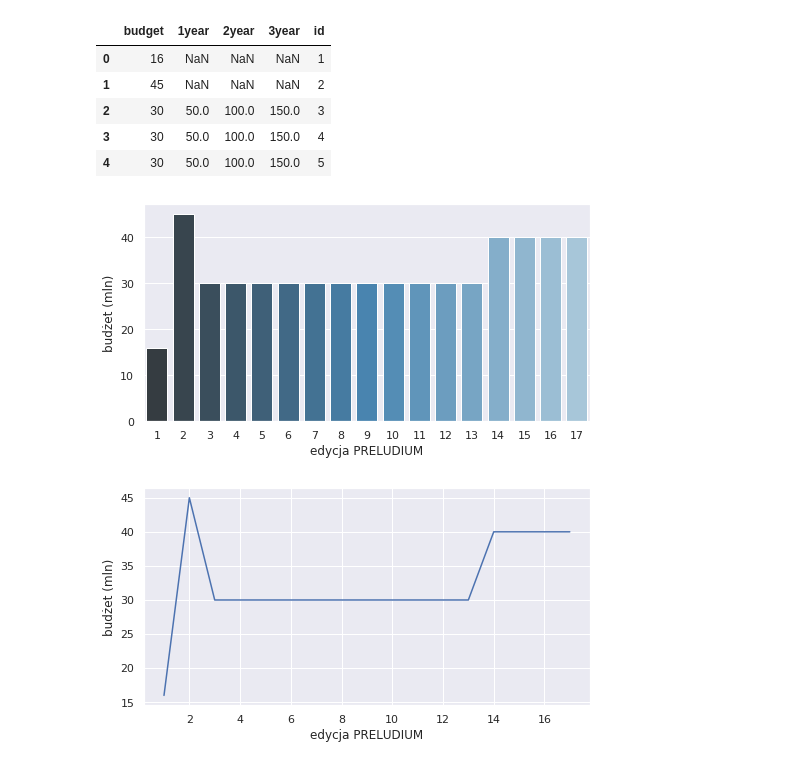
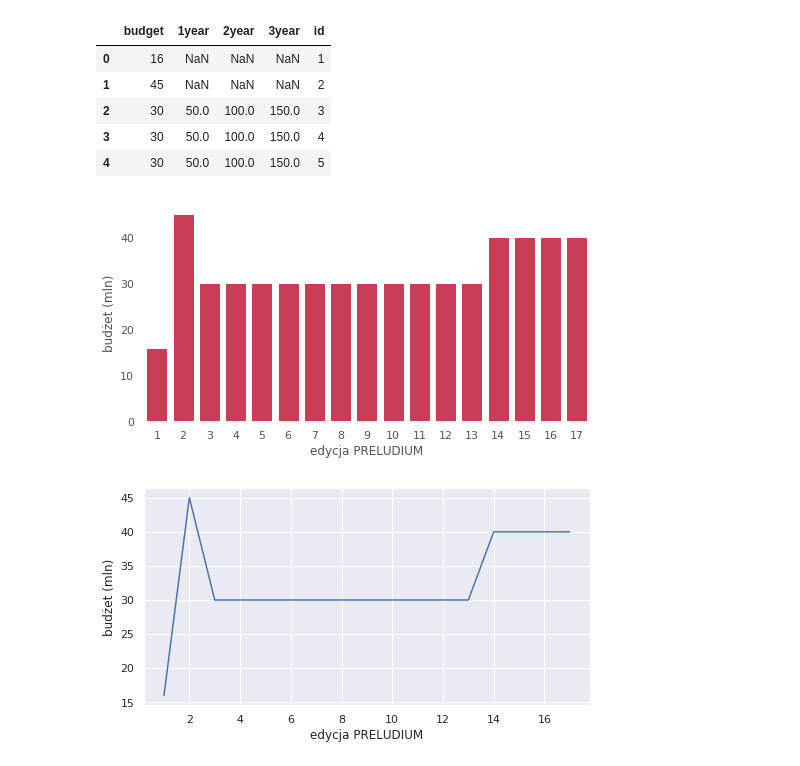
Before and after one commit to wawrzenczyka/WD1, a Jupyter notebook: budgets/chart.ipynb, the cells around one changed output. Drawn from its saved outputs; the diff is of its cells as text; code cells hidden in the pictures.

```diff
--- a/budgets/chart.ipynb
+++ b/budgets/chart.ipynb
@@ -21,12 +21,23 @@ df.head()
 # %%
 fig, ax = plt.subplots()
 fig.set_size_inches(8,4)
-g = sns.barplot(x='id', y='budget', data=df, ax=ax, palette="Blues_d")
+
+sns.set_style("whitegrid", {'axes.grid' : False})
+
+g = sns.barplot(x='id', y='budget', data=df, ax=ax, palette=sns.color_palette(['#e12647']))
 ax.set(xlabel='edycja PRELUDIUM')
 ax.set(ylabel='budżet (mln)')
+ax.spines['bottom'].set_visible(False)
+ax.spines['left'].set_visible(False)
+ax.spines['top'].set_visible(False)
+ax.spines['right'].set_visible(False)
+ax.xaxis.label.set_color('#545454')
+ax.yaxis.label.set_color('#545454')
+ax.tick_params(axis='x', colors='#545454')
+ax.tick_params(axis='y', colors='#545454')
 plt.show()
 # %% [output]
-[figure, old version]
+[figure, new version]
 # %%
 fig, ax = plt.subplots()
 fig.set_size_inches(8,4)
```
Also changed, not shown: 1 other file.
